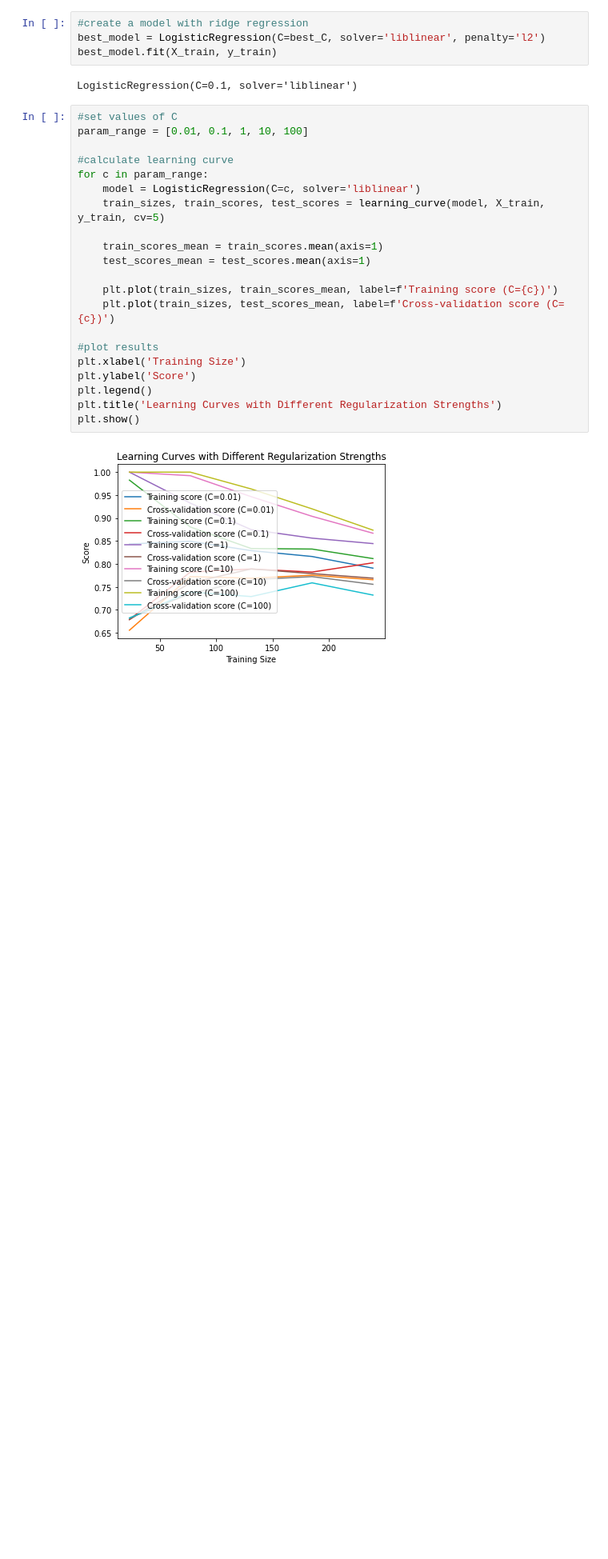
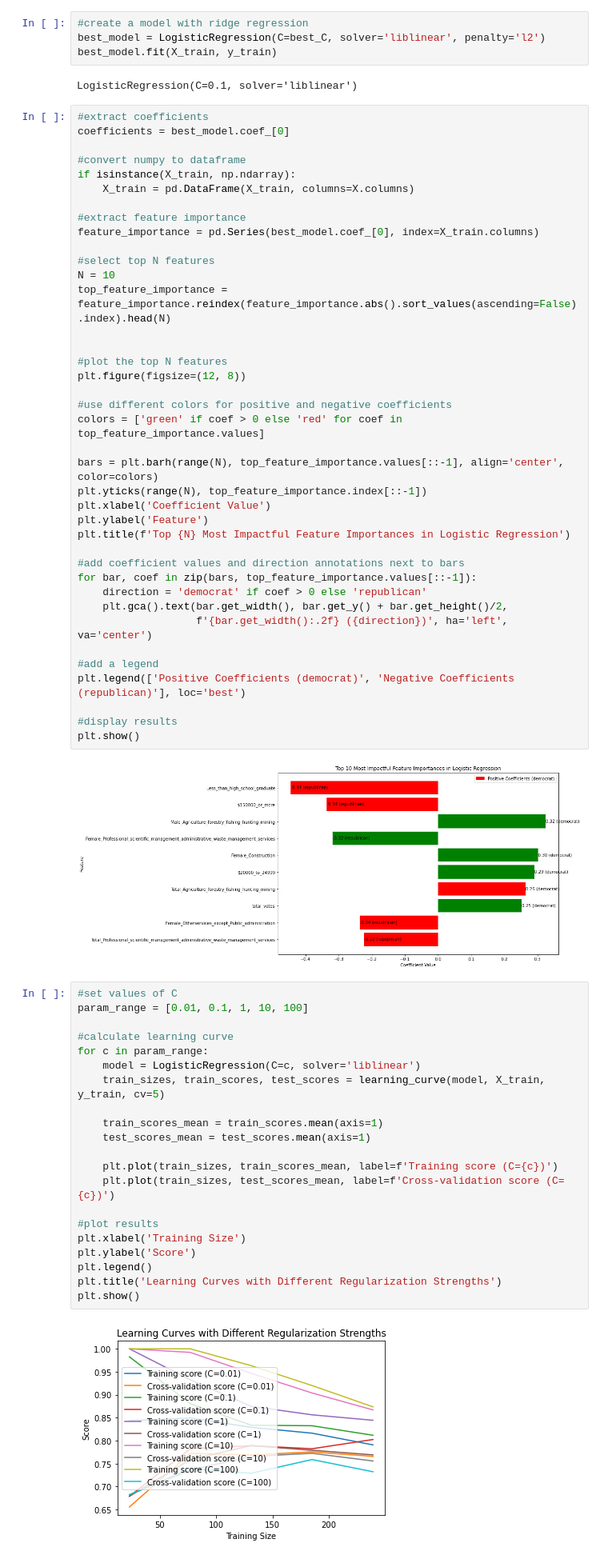
Before and after one commit to chrismiley87/capstone, a Jupyter notebook: election_data.ipynb, the cells around one changed output. Shown at 80% size. Saved outputs shown, nothing was run; the diff lists cells and outputs as text; blank space fills up the shorter version.

```diff
--- a/election_data.ipynb
+++ b/election_data.ipynb
@@ -1578,6 +1578,47 @@ best_model = LogisticRegression(C=best_C, solver='liblinear', penalty='l2')
 best_model.fit(X_train, y_train)
 # %% [output]
 LogisticRegression(C=0.1, solver='liblinear')
+# %%
+#extract coefficients
+coefficients = best_model.coef_[0]
+
+#convert numpy to dataframe
+if isinstance(X_train, np.ndarray):
+    X_train = pd.DataFrame(X_train, columns=X.columns)
+
+#extract feature importance
+feature_importance = pd.Series(best_model.coef_[0], index=X_train.columns)
+
+#select top N features
+N = 10
+top_feature_importance = feature_importance.reindex(feature_importance.abs().sort_values(ascending=False).index).head(N)
+
+
+#plot the top N features
+plt.figure(figsize=(12, 8))
+
+#use different colors for positive and negative coefficients
+colors = ['green' if coef > 0 else 'red' for coef in top_feature_importance.values]
+
+bars = plt.barh(range(N), top_feature_importance.values[::-1], align='center', color=colors)
+plt.yticks(range(N), top_feature_importance.index[::-1])
+plt.xlabel('Coefficient Value')
+plt.ylabel('Feature')
+plt.title(f'Top {N} Most Impactful Feature Importances in Logistic Regression')
+
+#add coefficient values and direction annotations next to bars
+for bar, coef in zip(bars, top_feature_importance.values[::-1]):
+    direction = 'democrat' if coef > 0 else 'republican'
+    plt.gca().text(bar.get_width(), bar.get_y() + bar.get_height()/2,
+                   f'{bar.get_width():.2f} ({direction})', ha='left', va='center')
+
+#add a legend
+plt.legend(['Positive Coefficients (democrat)', 'Negative Coefficients (republican)'], loc='best')
+
+#display results
+plt.show()
+# %% [output]
+[figure, added]
 # %%
 #set values of C
 param_range = [0.01, 0.1, 1, 10, 100]
```
Also changed, not shown: parts of 8 cells of this notebook.
